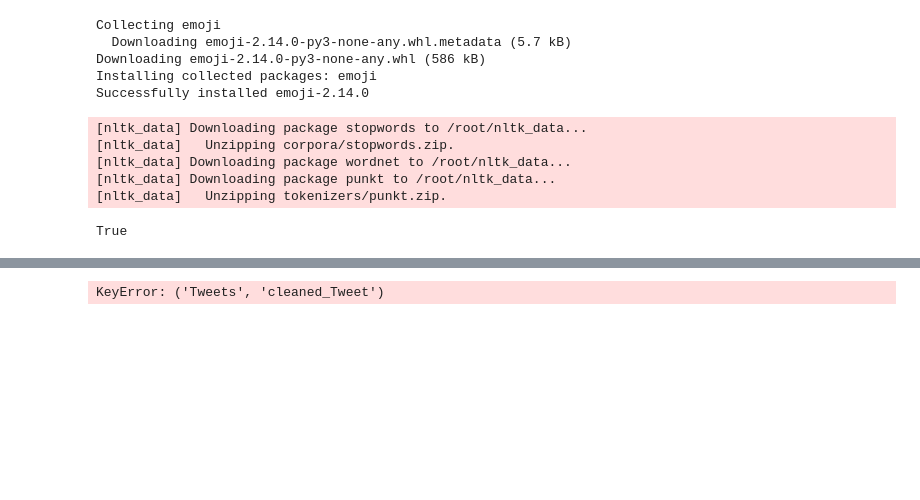
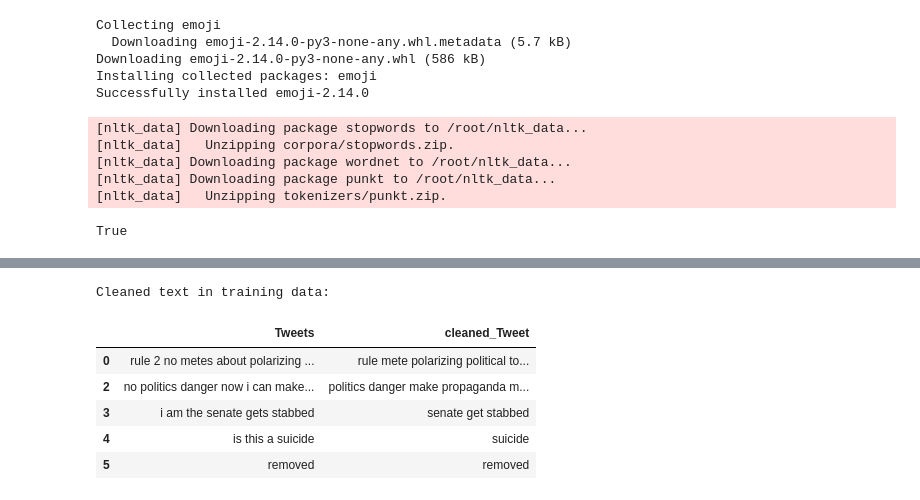
Before and after one commit to kavyakalivarapu-lab/ML-project, a Jupyter notebook: sm_sentimentAnalysis.ipynb, the cells around one changed output, grey strips where cells are left out. Saved outputs shown, nothing was run; the diff lists cells and outputs as text; code cells hidden in the pictures; blank space fills up the shorter version.

```diff
--- a/sm_sentimentAnalysis.ipynb
+++ b/sm_sentimentAnalysis.ipynb
@@ -238,4 +219,11 @@ Original: ah the vine era had a boatload of cringe quotes that middle schools we
-# %%
-train['Tweets','cleaned_Tweet']
-# %% [output]
-KeyError: ('Tweets', 'cleaned_Tweet')
+# %%
+print("Cleaned text in training data:")
+train[['Tweets','cleaned_Tweet']].head()
+# %% [output]
+Cleaned text in training data:
+|  | Tweets | cleaned_Tweet |
+| 0 | rule 2 no metes about polarizing ... | rule mete polarizing political to... |
+| 2 | no politics danger now i can make... | politics danger make propaganda m... |
+| 3 | i am the senate gets stabbed | senate get stabbed |
+| 4 | is this a suicide | suicide |
+| 5 | removed | removed |
```
Also changed, not shown: parts of 6 cells of this notebook.
